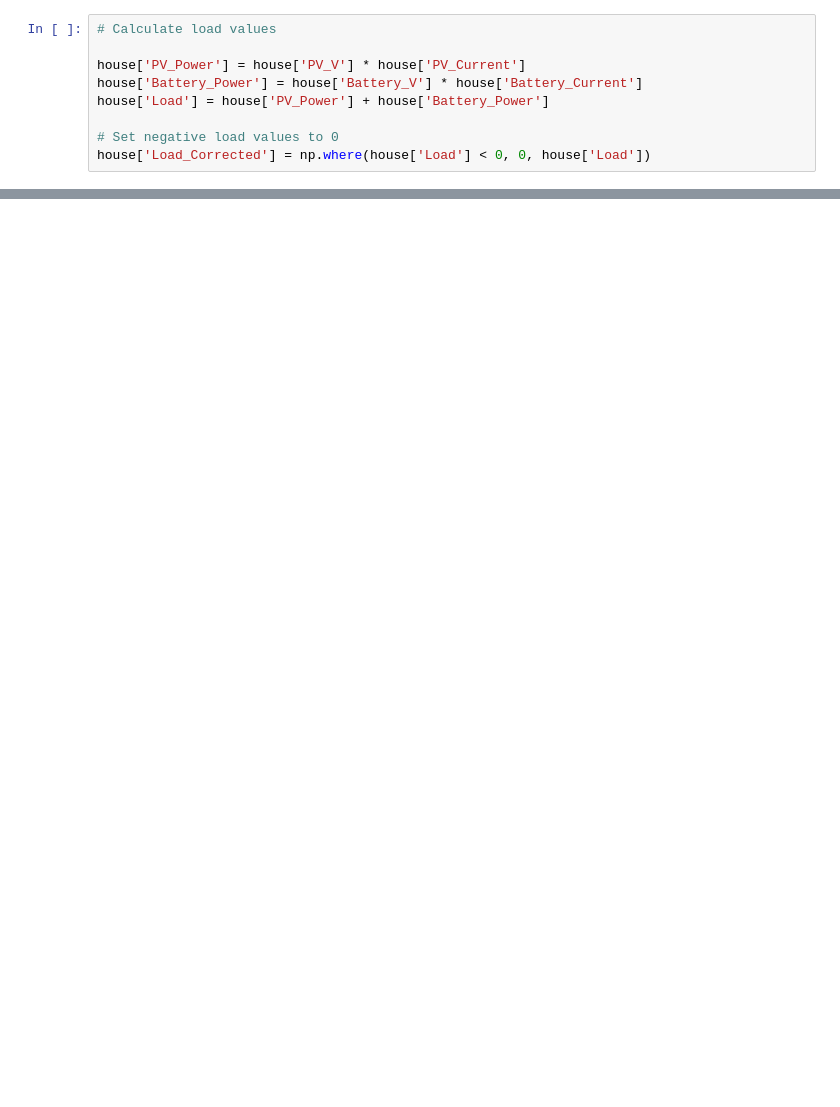
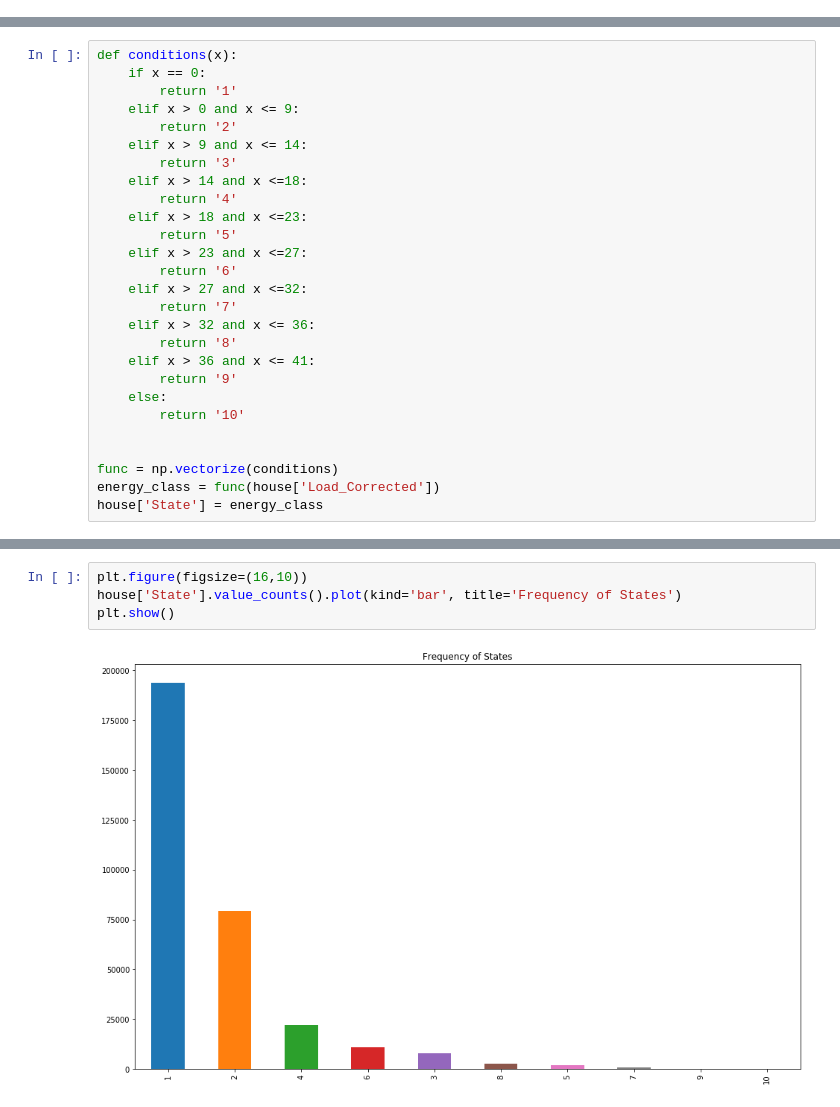
Before and after one commit to natwille1/Solar_Energy_Prediction, a Jupyter notebook: india_dataset_clustering.ipynb, the cells around one changed output, grey strips where cells are left out. Saved outputs shown, nothing was run; the diff lists cells and outputs as text; blank space fills up the shorter version.

```diff
--- a/india_dataset_clustering.ipynb
+++ b/india_dataset_clustering.ipynb
@@ -45,9 +26,0 @@ house3_time.drop('Time', inplace=True, axis=1)
-# %%
-# Calculate load values
-
-house['PV_Power'] = house['PV_V'] * house['PV_Current']
-house['Battery_Power'] = house['Battery_V'] * house['Battery_Current']
-house['Load'] = house['PV_Power'] + house['Battery_Power']
-
-# Set negative load values to 0
-house['Load_Corrected'] = np.where(house['Load'] < 0, 0, house['Load'])
@@ -105,0 +46,27 @@ http://pandas.pydata.org/pandas-docs/stable/indexing.html#deprecate-loc-reindex-
+# %%
+def conditions(x):
+    if x == 0:
+        return '1'
+    elif x > 0 and x <= 9:
+        return '2'
+    elif x > 9 and x <= 14:
+        return '3'
+    elif x > 14 and x <=18:
+        return '4'
+    elif x > 18 and x <=23:
+        return '5'
+    elif x > 23 and x <=27:
+        return '6'
+    elif x > 27 and x <=32:
+        return '7'
+    elif x > 32 and x <= 36:
+        return '8'
+    elif x > 36 and x <= 41:
+        return '9'
+    else:
+        return '10'
+
+
+func = np.vectorize(conditions)
+energy_class = func(house['Load_Corrected'])
+house['State'] = energy_class
@@ -105,0 +91,6 @@ http://pandas.pydata.org/pandas-docs/stable/indexing.html#deprecate-loc-reindex-
+# %%
+plt.figure(figsize=(16,10))
+house['State'].value_counts().plot(kind='bar', title='Frequency of States')
+plt.show()
+# %% [output]
+[figure, added]
```
Also changed, not shown: parts of 28 cells of this notebook, 1 other file.
